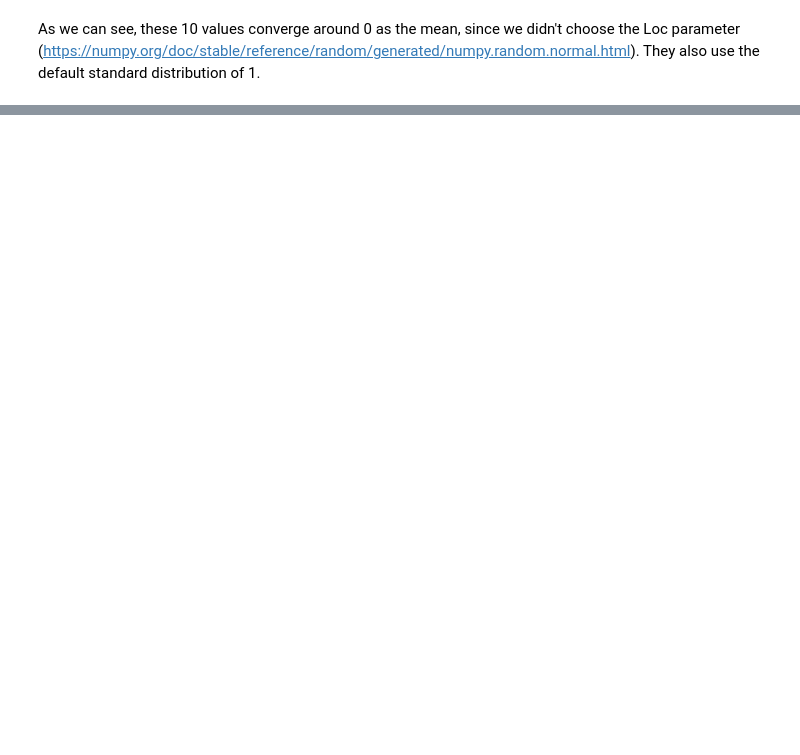
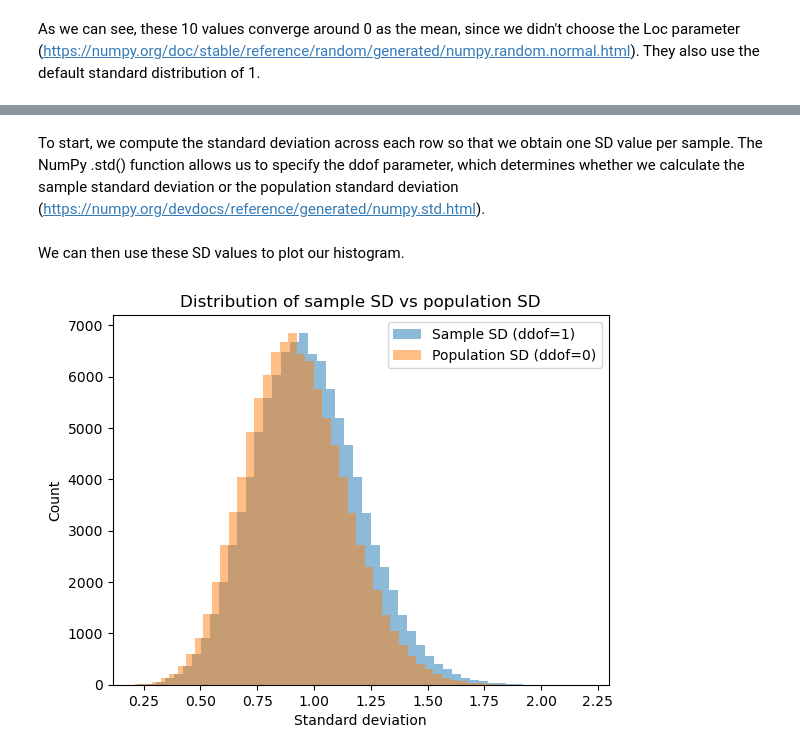
Before and after one commit to MylesHenehan/applied-statistics, a Jupyter notebook: problems.ipynb, the cells around one changed output, grey strips where cells are left out. Drawn from its saved outputs; the diff is of its cells as text; code cells hidden in the pictures; blank space fills up the shorter version.

Commit message:
plotting sample SD and population SD

```diff
--- a/problems.ipynb
+++ b/problems.ipynb
@@ -234,0 +246,26 @@ plt.show()
+# %% [markdown]
+To start, we compute the standard deviation across each row so that we obtain one SD value per sample. The NumPy .std() function allows us to specify the ddof parameter, which determines whether we calculate the sample standard deviation or the population standard deviation (https://numpy.org/devdocs/reference/generated/numpy.std.html).
+# %%
+# Sample standard deviation per row (ddof = 1)
+sd_sample = np.std(samples, axis=1, ddof=1)
+# Population standard deviation per row (ddof = 0)
+sd_population = np.std(samples, axis=1, ddof=0)
+# %% [markdown]
+We can then use these SD values to plot our histogram.
+# %%
+# Plot the sample SD histogram, using the alpha=0.5 parameter for transparency (https://www.geeksforgeeks.org/python/overlapping-histograms-with-matplotlib-in-python/)
+plt.hist(sd_sample, bins=50, alpha=0.5, label='Sample SD (ddof=1)')
+# Plot the population SD histogram, using the alpha=0.5 parameter for transparency
+plt.hist(sd_population, bins=50, alpha=0.5, label='Population SD (ddof=0)')
+# Add a legend
+plt.legend()
+# Label the x axis as Standard Deviation
+plt.xlabel("Standard deviation")
+# Label the y axis as the Count
+plt.ylabel("Count")
+# Give the plot a title
+plt.title("Distribution of sample SD vs population SD")
+# Show this plot
+plt.show()
+# %% [output]
+[figure, added]
```
Also changed, not shown: parts of 7 cells of this notebook, 1 other file.
